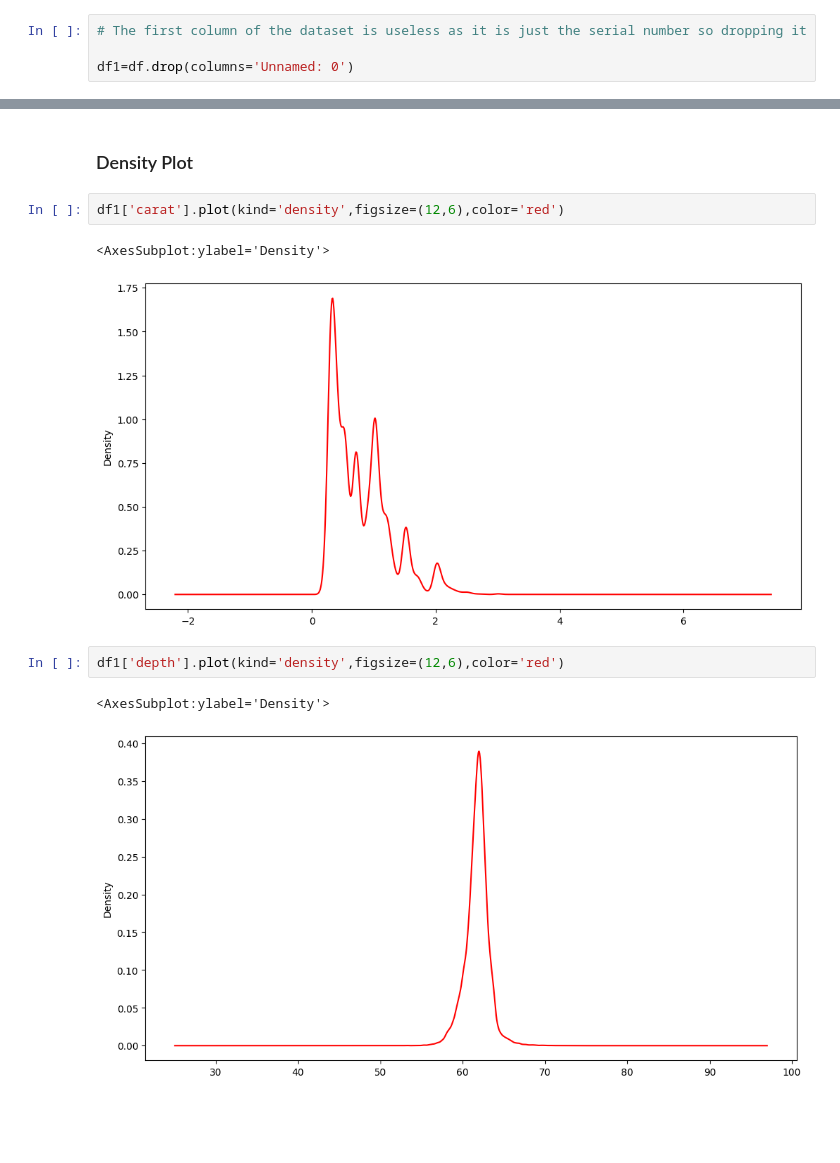
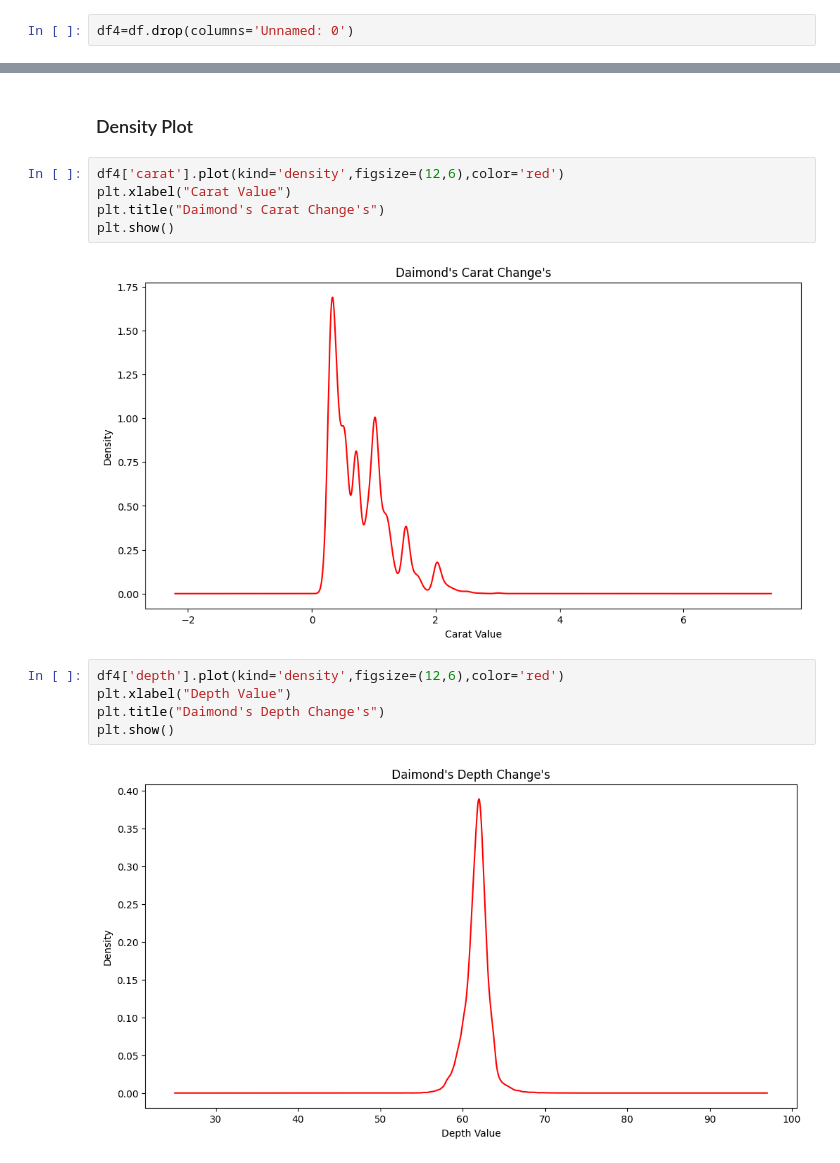
Before and after one commit to mayankanand2701/Celebal-COE-Training-2024, a Jupyter notebook: Assignment ( Week 3 )/Visualization of Diamonds Dataset.ipynb, the cells around one changed output, grey strips where cells are left out. Drawn from its saved outputs; the diff is of its cells as text; blank space fills up the shorter version.

```diff
--- a/Assignment ( Week 3 )/Visualization of Diamonds Dataset.ipynb
+++ b/Assignment ( Week 3 )/Visualization of Diamonds Dataset.ipynb
@@ -122,7 +327,5 @@ dtype: int64
 # %%
-# The first column of the dataset is useless as it is just the serial number so dropping it
-
-df1=df.drop(columns='Unnamed: 0')
+df4=df.drop(columns='Unnamed: 0')
 # %%
 # To know the shape of the new dataframe
 
@@ -346,13 +617,17 @@ plt.show()
 # %% [markdown]
 ### Density Plot
 # %%
-df1['carat'].plot(kind='density',figsize=(12,6),color='red')
+df4['carat'].plot(kind='density',figsize=(12,6),color='red')
+plt.xlabel("Carat Value")
+plt.title("Daimond's Carat Change's")
+plt.show()
 # %% [output]
-<AxesSubplot:ylabel='Density'>
-[figure, old version]
+[figure, new version]
 # %%
-df1['depth'].plot(kind='density',figsize=(12,6),color='red')
+df4['depth'].plot(kind='density',figsize=(12,6),color='red')
+plt.xlabel("Depth Value")
+plt.title("Daimond's Depth Change's")
+plt.show()
 # %% [output]
-<AxesSubplot:ylabel='Density'>
-[figure, old version]
+[figure, new version]
 # %%
```
Also changed, not shown: parts of 59 cells of this notebook, 1 other file.
